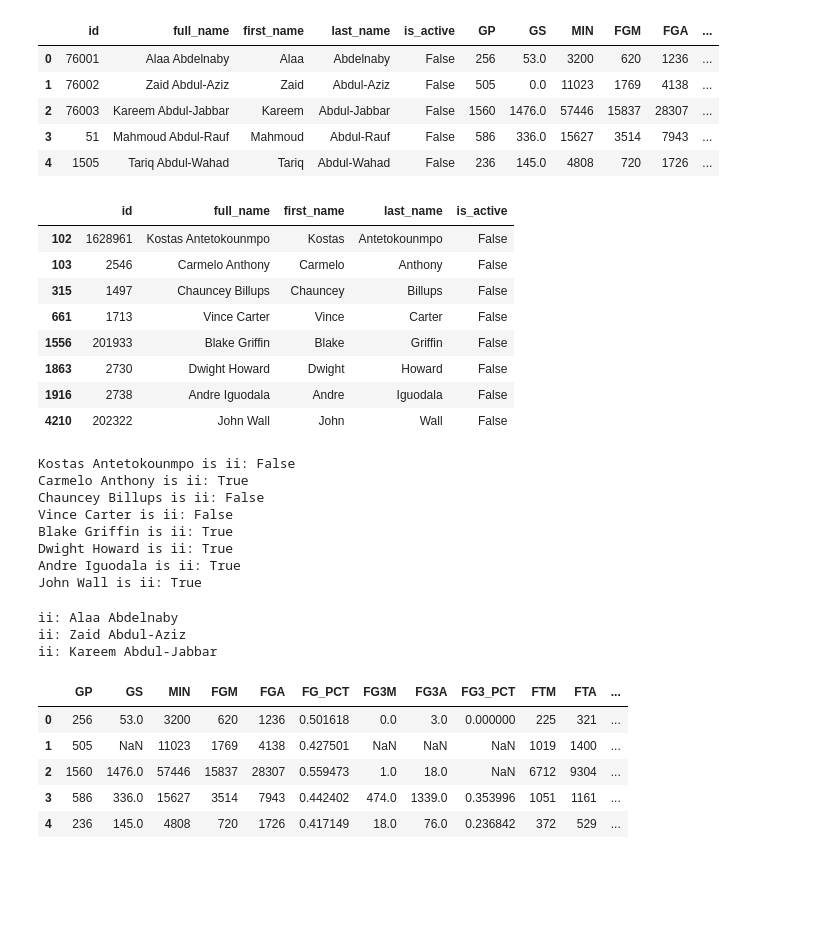
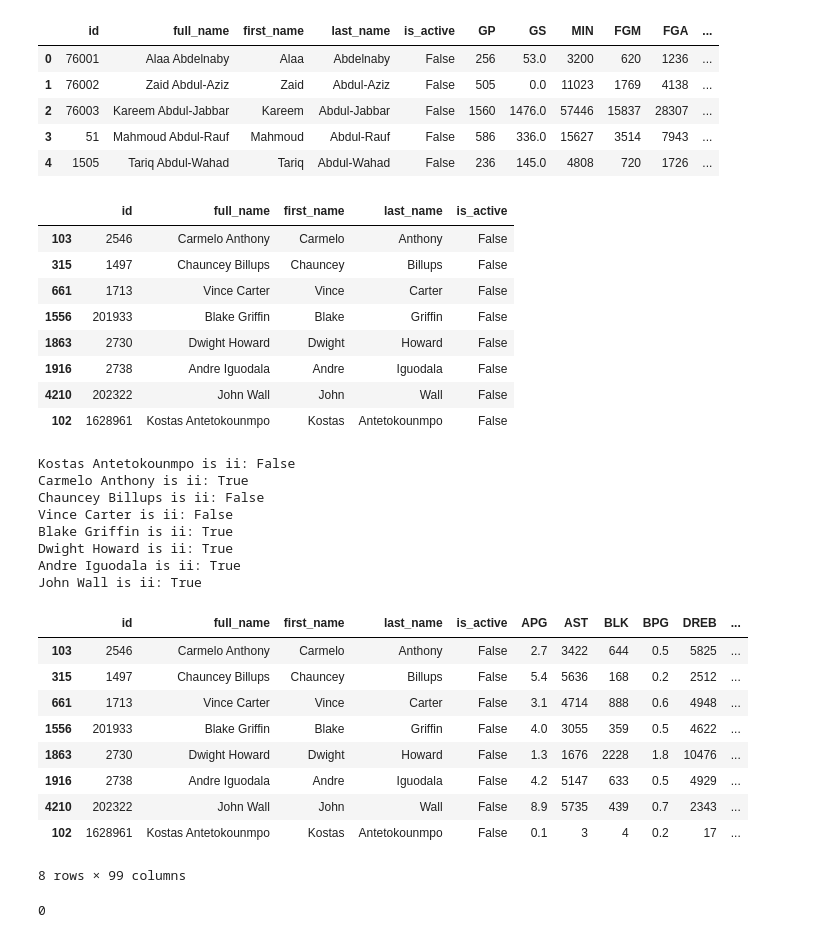
Before and after one commit to bharthun7/nba-hof-predictor, a Jupyter notebook: inactive-scraper.ipynb, the cells around one changed output. Drawn from its saved outputs; the diff is of its cells as text; code cells hidden in the pictures; blank space fills up the shorter version.

Commit message:
Handle getting stats in scenario where player never played in playoffs

```diff
--- a/inactive-scraper.ipynb
+++ b/inactive-scraper.ipynb
@@ -180,12 +181,12 @@ pd.concat([test_df,test_df.apply(get_career_stats,axis=1),test_df.apply(get_awar
 | 3 | 51 | Mahmoud Abdul-Rauf | Mahmoud | Abdul-Rauf | False | 586 | 336.0 | 15627 | 3514 | 7943 | ... |
 | 4 | 1505 | Tariq Abdul-Wahad | Tariq | Abdul-Wahad | False | 236 | 145.0 | 4808 | 720 | 1726 | ... |
 # %%
-ii_tests=["Carmelo Anthony","Blake Griffin","Dwight Howard","John Wall","Andre Iguodala","Vince Carter","Chauncey Billups","Kostas Antetokounmpo"]
+ii_tests=["Carmelo Anthony","Blake Griffin","Dwight Howard","John Wall","Andre Iguodala","Vince Carter","Chauncey Billups"]
 ii_df=inactives[inactives["full_name"].isin(ii_tests)]
+ii_df=pd.concat([ii_df,inactives[inactives["full_name"]=="Kostas Antetokounmpo"]])
 ii_df
 # %% [output]
 |  | id | full_name | first_name | last_name | is_active |
-| 102 | 1628961 | Kostas Antetokounmpo | Kostas | Antetokounmpo | False |
 | 103 | 2546 | Carmelo Anthony | Carmelo | Anthony | False |
 | 315 | 1497 | Chauncey Billups | Chauncey | Billups | False |
 | 661 | 1713 | Vince Carter | Vince | Carter | False |
@@ -193,6 +194,7 @@ ii_df
 | 1863 | 2730 | Dwight Howard | Dwight | Howard | False |
 | 1916 | 2738 | Andre Iguodala | Andre | Iguodala | False |
 | 4210 | 202322 | John Wall | John | Wall | False |
+| 102 | 1628961 | Kostas Antetokounmpo | Kostas | Antetokounmpo | False |
 # %%
 for row in ii_df.itertuples():
     print(f"{row[2]} is ii: {season-(int(playercareerstats.PlayerCareerStats(row[1]).get_data_frames()[0].iloc[-1]["SEASON_ID"][:4])+1)<=4}")
@@ -206,14 +208,19 @@ Dwight Howard is ii: True
 Andre Iguodala is ii: True
 John Wall is ii: True
 # %%
-test_df.apply(get_career_stats,axis=1)
+pd.concat([ii_df,ii_df.apply(get_career_stats,axis=1),ii_df.apply(get_awards,axis=1)],axis=1)
 # %% [output]
+|  | id | full_name | first_name | last_name | is_active | APG | AST | BLK | BPG | DREB | ... |
+| 103 | 2546 | Carmelo Anthony | Carmelo | Anthony | False | 2.7 | 3422 | 644 | 0.5 | 5825 | ... |
+| 315 | 1497 | Chauncey Billups | Chauncey | Billups | False | 5.4 | 5636 | 168 | 0.2 | 2512 | ... |
+| 661 | 1713 | Vince Carter | Vince | Carter | False | 3.1 | 4714 | 888 | 0.6 | 4948 | ... |
+| 1556 | 201933 | Blake Griffin | Blake | Griffin | False | 4.0 | 3055 | 359 | 0.5 | 4622 | ... |
+| 1863 | 2730 | Dwight Howard | Dwight | Howard | False | 1.3 | 1676 | 2228 | 1.8 | 10476 | ... |
+| 1916 | 2738 | Andre Iguodala | Andre | Iguodala | False | 4.2 | 5147 | 633 | 0.5 | 4929 | ... |
+| 4210 | 202322 | John Wall | John | Wall | False | 8.9 | 5735 | 439 | 0.7 | 2343 | ... |
+| 102 | 1628961 | Kostas Antetokounmpo | Kostas | Antetokounmpo | False | 0.1 | 3 | 4 | 0.2 | 17 | ... |
-ii: Alaa Abdelnaby
-ii: Zaid Abdul-Aziz
-ii: Kareem Abdul-Jabbar
+8 rows × 99 columns
-|  | GP | GS | MIN | FGM | FGA | FG_PCT | FG3M | FG3A | FG3_PCT | FTM | FTA | ... |
-| 0 | 256 | 53.0 | 3200 | 620 | 1236 | 0.501618 | 0.0 | 3.0 | 0.000000 | 225 | 321 | ... |
-| 1 | 505 | NaN | 11023 | 1769 | 4138 | 0.427501 | NaN | NaN | NaN | 1019 | 1400 | ... |
-| 2 | 1560 | 1476.0 | 57446 | 15837 | 28307 | 0.559473 | 1.0 | 18.0 | NaN | 6712 | 9304 | ... |
-| 3 | 586 | 336.0 | 15627 | 3514 | 7943 | 0.442402 | 474.0 | 1339.0 | 0.353996 | 1051 | 1161 | ... |
-| 4 | 236 | 145.0 | 4808 | 720 | 1726 | 0.417149 | 18.0 | 76.0 | 0.236842 | 372 | 529 | ... |
+# %%
+len(playercareerstats.PlayerCareerStats(1628961).get_data_frames()[3])
+# %% [output]
+0
```
Also changed, not shown: parts of 1 cell of this notebook.
